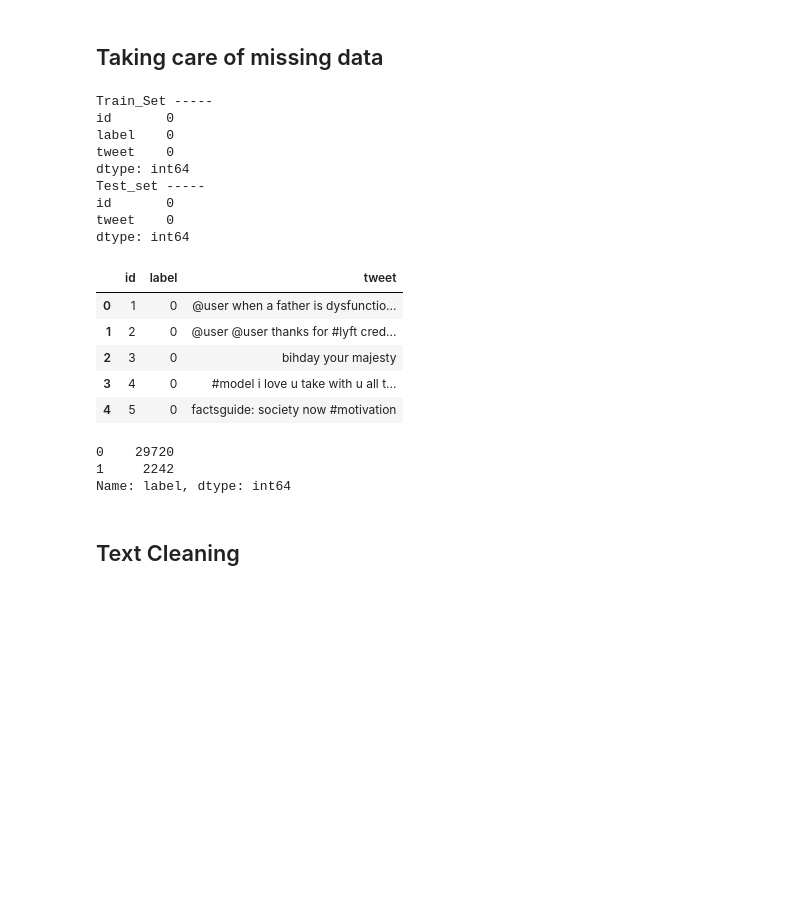
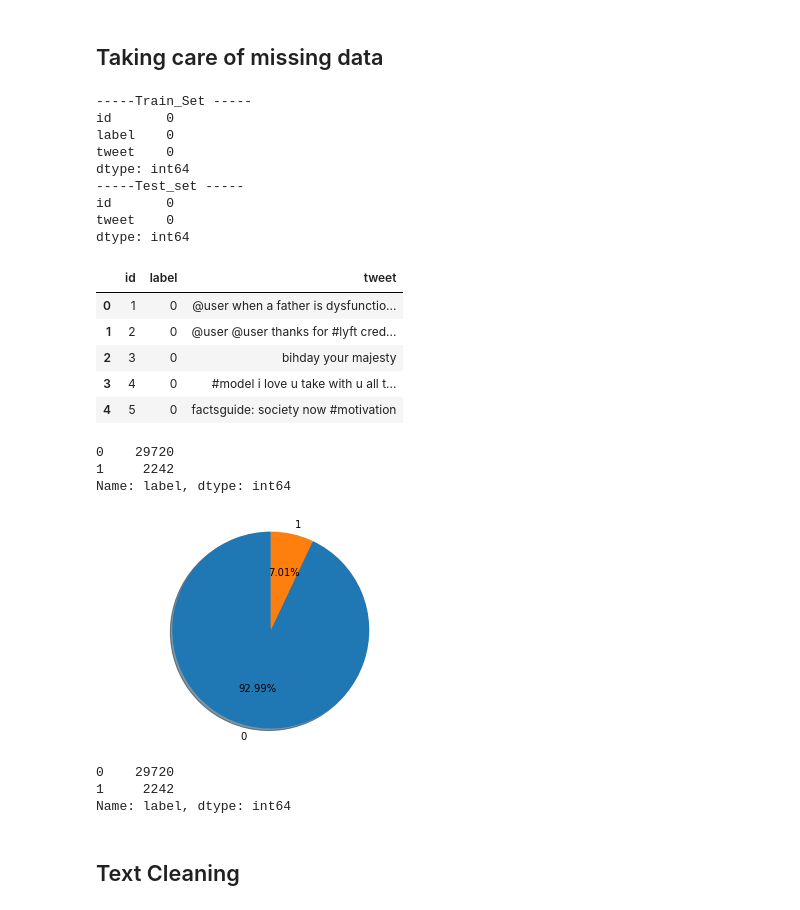
Before and after one commit to hitenchadha1910/DG_week13, a Jupyter notebook: tweet_sentiment_week13_hiten.ipynb, the cells around one changed output. Drawn from its saved outputs; the diff is of its cells as text; code cells hidden in the pictures; blank space fills up the shorter version.

```diff
--- a/tweet_sentiment_week13_hiten.ipynb
+++ b/tweet_sentiment_week13_hiten.ipynb
@@ -30,18 +28,18 @@ Test Set: (17197, 2)
 # %% [markdown]
 ## Taking care of missing data
 # %%
-print('Train_Set -----')
+print('-----Train_Set -----')
 print(training_data.isnull().sum())
-print('Test_set -----')
+print('-----Test_set -----')
 print(testing_data.isnull().sum())
 training_data.head()
 # %% [output]
-Train_Set -----
+-----Train_Set -----
 id       0
 label    0
 tweet    0
 dtype: int64
-Test_set -----
+-----Test_set -----
 id       0
 tweet    0
 dtype: int64
@@ -60,3 +71,12 @@ Name: label, dtype: int64
+# %%
+createPieChartFor(training_data.label)
+
+print(training_data.label.value_counts())
+# %% [output]
+[figure, added]
+0    29720
+1     2242
+Name: label, dtype: int64
 # %% [markdown]
 ## Text Cleaning
 # %%
```
Also changed, not shown: parts of 51 cells of this notebook, 1 other file.
